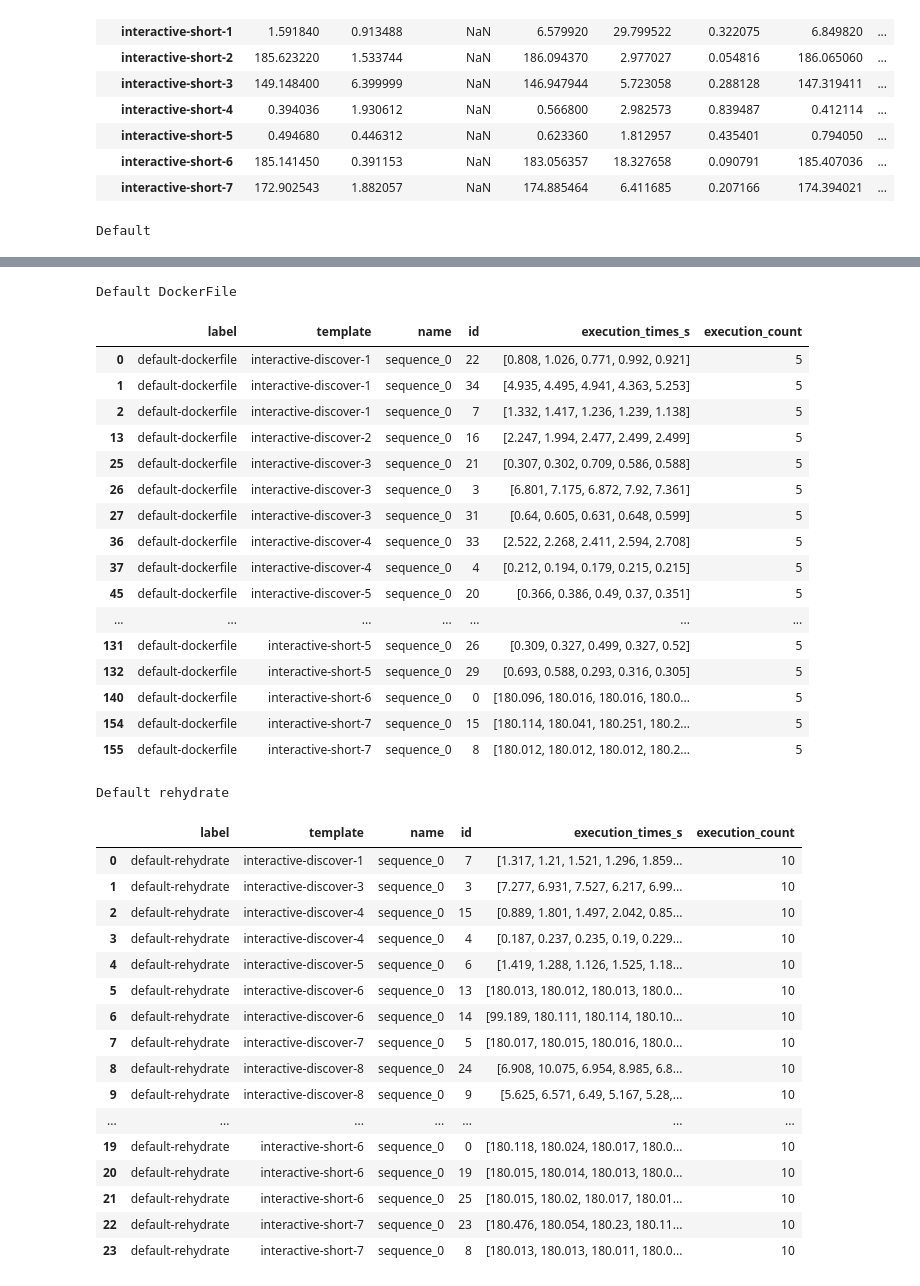
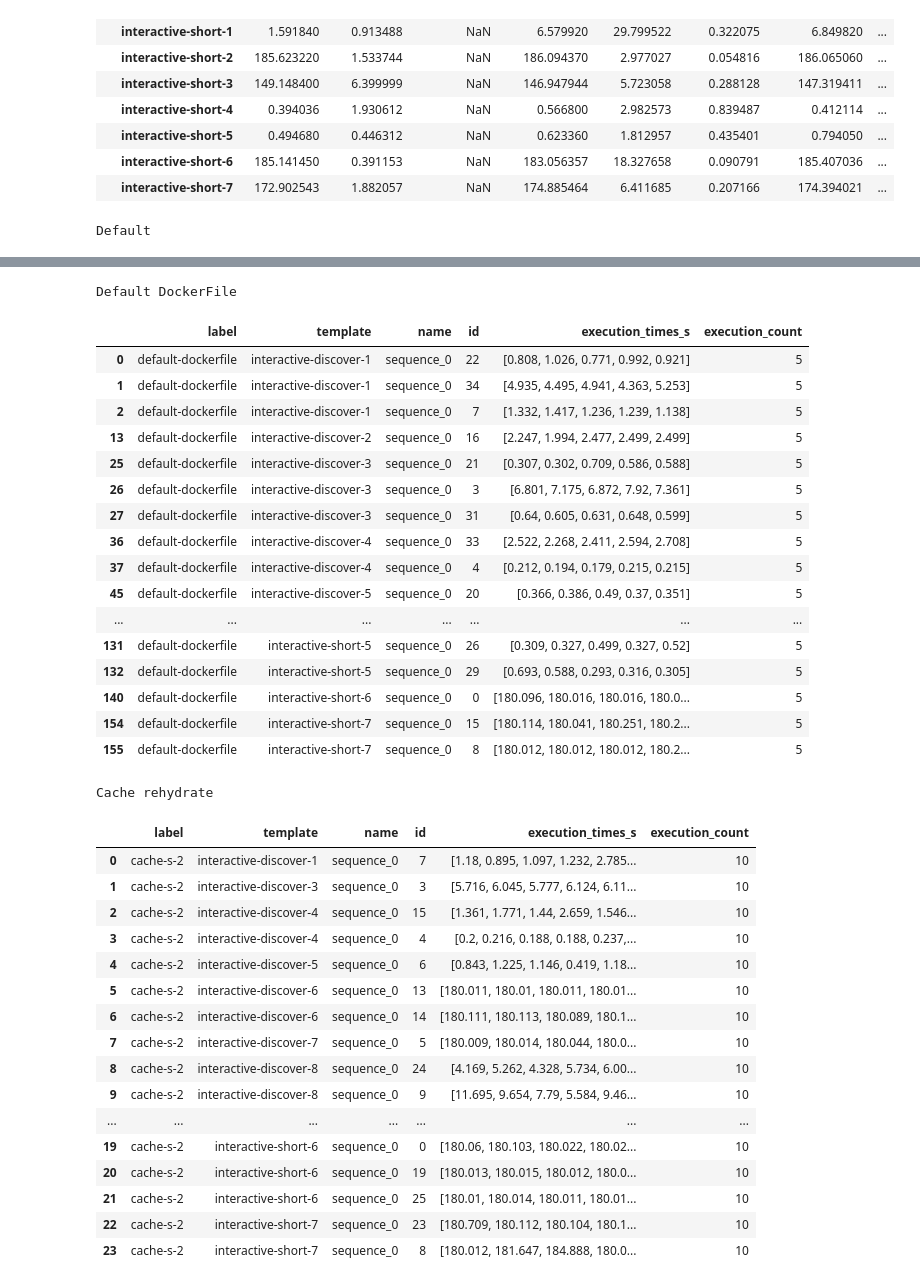
Before and after one commit to RubenEschauzier/process-raw-caching-jbr-output, a Jupyter notebook: src/data_analysis.ipynb, the cells around one changed output, grey strips where cells are left out. Cells and saved outputs as stored; diff of their text form; code cells hidden in the pictures.

```diff
--- a/src/data_analysis.ipynb
+++ b/src/data_analysis.ipynb
@@ -536,7 +536,7 @@ files = glob.glob("data/*.json")
 pd.set_option('display.max_colwidth', None)
 df_raw, df_hit_rate, df_error = extract_raw_metrics(files, "refinement", target_file="query-results-raw-default-2.json")
 df_raw_df, df_hit_rate_df, df_error_df = extract_raw_metrics(files, "refinement", target_file="query-results-raw-default-dockerfile.json")
-df_raw_rh, df_hit_rate_rh, df_error_rh = extract_raw_metrics(files, "refinement", target_file="query-results-raw-default-rehydrate.json")
+df_raw_rh, df_hit_rate_rh, df_error_rh = extract_raw_metrics(files, "refinement", target_file="query-results-raw-cache-s-2.json")
 
 
 # Display the raw lists for a specific template or cache label
@@ -544,7 +544,7 @@ print("Default")
 display(df_raw[df_raw["name"] == "sequence_0"])
 print("Default DockerFile")
 display(df_raw_df[df_raw_df["name"] == "sequence_0"])
-print("Default rehydrate")
+print("Cache rehydrate")
 display(df_raw_rh[df_raw_rh["name"] == "sequence_0"])
 
 # display(df_error[df_error["name"] == "sequence_0"])
@@ -562,50 +562,50 @@ Default
 | 5 | default-2 | interactive-discover-3 | sequence_0 | 3 | [6.917, 5.708, 158.162, 6.195, 12... | 10 |
 | 6 | default-2 | interactive-discover-3 | sequence_0 | 31 | [0.628, 0.601, 0.641, 0.632, 0.61... | 10 |
 | 7 | default-2 | interactive-discover-4 | sequence_0 | 33 | [0.99, 1.495, 1.442, 1.046, 1.533... | 10 |
 | 8 | default-2 | interactive-discover-4 | sequence_0 | 4 | [0.179, 0.195, 0.279, 0.205, 0.54... | 10 |
 | 9 | default-2 | interactive-discover-5 | sequence_0 | 20 | [0.31, 0.297, 6.302, 0.333, 0.325... | 10 |
 | ... | ... | ... | ... | ... | ... | ... |
 | 23 | default-2 | interactive-short-5 | sequence_0 | 26 | [0.521, 0.561, 0.366, 0.386, 0.33... | 10 |
 | 24 | default-2 | interactive-short-5 | sequence_0 | 29 | [1.046, 0.595, 0.567, 0.697, 0.59... | 10 |
 | 25 | default-2 | interactive-short-6 | sequence_0 | 0 | [185.131, 185.032, 185.033, 185.0... | 10 |
 | 26 | default-2 | interactive-short-7 | sequence_0 | 15 | [185.312, 185.284, 185.11, 185.19... | 10 |
 | 27 | default-2 | interactive-short-7 | sequence_0 | 8 | [185.675, 185.051, 185.055, 185.2... | 10 |
 Default DockerFile
 |  | label | template | name | id | execution_times_s | execution_count |
 | 0 | default-dockerfile | interactive-discover-1 | sequence_0 | 22 | [0.808, 1.026, 0.771, 0.992, 0.921] | 5 |
 | 1 | default-dockerfile | interactive-discover-1 | sequence_0 | 34 | [4.935, 4.495, 4.941, 4.363, 5.253] | 5 |
 | 2 | default-dockerfile | interactive-discover-1 | sequence_0 | 7 | [1.332, 1.417, 1.236, 1.239, 1.138] | 5 |
 | 13 | default-dockerfile | interactive-discover-2 | sequence_0 | 16 | [2.247, 1.994, 2.477, 2.499, 2.499] | 5 |
 | 25 | default-dockerfile | interactive-discover-3 | sequence_0 | 21 | [0.307, 0.302, 0.709, 0.586, 0.588] | 5 |
 | 26 | default-dockerfile | interactive-discover-3 | sequence_0 | 3 | [6.801, 7.175, 6.872, 7.92, 7.361] | 5 |
 | 27 | default-dockerfile | interactive-discover-3 | sequence_0 | 31 | [0.64, 0.605, 0.631, 0.648, 0.599] | 5 |
 | 36 | default-dockerfile | interactive-discover-4 | sequence_0 | 33 | [2.522, 2.268, 2.411, 2.594, 2.708] | 5 |
 | 37 | default-dockerfile | interactive-discover-4 | sequence_0 | 4 | [0.212, 0.194, 0.179, 0.215, 0.215] | 5 |
 | 45 | default-dockerfile | interactive-discover-5 | sequence_0 | 20 | [0.366, 0.386, 0.49, 0.37, 0.351] | 5 |
 | ... | ... | ... | ... | ... | ... | ... |
 | 131 | default-dockerfile | interactive-short-5 | sequence_0 | 26 | [0.309, 0.327, 0.499, 0.327, 0.52] | 5 |
 | 132 | default-dockerfile | interactive-short-5 | sequence_0 | 29 | [0.693, 0.588, 0.293, 0.316, 0.305] | 5 |
 | 140 | default-dockerfile | interactive-short-6 | sequence_0 | 0 | [180.096, 180.016, 180.016, 180.0... | 5 |
 | 154 | default-dockerfile | interactive-short-7 | sequence_0 | 15 | [180.114, 180.041, 180.251, 180.2... | 5 |
 | 155 | default-dockerfile | interactive-short-7 | sequence_0 | 8 | [180.012, 180.012, 180.012, 180.2... | 5 |
-Default rehydrate
+Cache rehydrate
 |  | label | template | name | id | execution_times_s | execution_count |
-| 0 | default-rehydrate | interactive-discover-1 | sequence_0 | 7 | [1.317, 1.21, 1.521, 1.296, 1.859... | 10 |
-| 1 | default-rehydrate | interactive-discover-3 | sequence_0 | 3 | [7.277, 6.931, 7.527, 6.217, 6.99... | 10 |
-| 2 | default-rehydrate | interactive-discover-4 | sequence_0 | 15 | [0.889, 1.801, 1.497, 2.042, 0.85... | 10 |
-| 3 | default-rehydrate | interactive-discover-4 | sequence_0 | 4 | [0.187, 0.237, 0.235, 0.19, 0.229... | 10 |
-| 4 | default-rehydrate | interactive-discover-5 | sequence_0 | 6 | [1.419, 1.288, 1.126, 1.525, 1.18... | 10 |
-| 5 | default-rehydrate | interactive-discover-6 | sequence_0 | 13 | [180.013, 180.012, 180.013, 180.0... | 10 |
-| 6 | default-rehydrate | interactive-discover-6 | sequence_0 | 14 | [99.189, 180.111, 180.114, 180.10... | 10 |
-| 7 | default-rehydrate | interactive-discover-7 | sequence_0 | 5 | [180.017, 180.015, 180.016, 180.0... | 10 |
-| 8 | default-rehydrate | interactive-discover-8 | sequence_0 | 24 | [6.908, 10.075, 6.954, 8.985, 6.8... | 10 |
-| 9 | default-rehydrate | interactive-discover-8 | sequence_0 | 9 | [5.625, 6.571, 6.49, 5.167, 5.28,... | 10 |
+| 0 | cache-s-2 | interactive-discover-1 | sequence_0 | 7 | [1.18, 0.895, 1.097, 1.232, 2.785... | 10 |
+| 1 | cache-s-2 | interactive-discover-3 | sequence_0 | 3 | [5.716, 6.045, 5.777, 6.124, 6.11... | 10 |
+| 2 | cache-s-2 | interactive-discover-4 | sequence_0 | 15 | [1.361, 1.771, 1.44, 2.659, 1.546... | 10 |
+| 3 | cache-s-2 | interactive-discover-4 | sequence_0 | 4 | [0.2, 0.216, 0.188, 0.188, 0.237,... | 10 |
+| 4 | cache-s-2 | interactive-discover-5 | sequence_0 | 6 | [0.843, 1.225, 1.146, 0.419, 1.18... | 10 |
+| 5 | cache-s-2 | interactive-discover-6 | sequence_0 | 13 | [180.011, 180.01, 180.011, 180.01... | 10 |
+| 6 | cache-s-2 | interactive-discover-6 | sequence_0 | 14 | [180.111, 180.113, 180.089, 180.1... | 10 |
+| 7 | cache-s-2 | interactive-discover-7 | sequence_0 | 5 | [180.009, 180.014, 180.044, 180.0... | 10 |
+| 8 | cache-s-2 | interactive-discover-8 | sequence_0 | 24 | [4.169, 5.262, 4.328, 5.734, 6.00... | 10 |
+| 9 | cache-s-2 | interactive-discover-8 | sequence_0 | 9 | [11.695, 9.654, 7.79, 5.584, 9.46... | 10 |
 | ... | ... | ... | ... | ... | ... | ... |
-| 19 | default-rehydrate | interactive-short-6 | sequence_0 | 0 | [180.118, 180.024, 180.017, 180.0... | 10 |
-| 20 | default-rehydrate | interactive-short-6 | sequence_0 | 19 | [180.015, 180.014, 180.013, 180.0... | 10 |
-| 21 | default-rehydrate | interactive-short-6 | sequence_0 | 25 | [180.015, 180.02, 180.017, 180.01... | 10 |
-| 22 | default-rehydrate | interactive-short-7 | sequence_0 | 23 | [180.476, 180.054, 180.23, 180.11... | 10 |
-| 23 | default-rehydrate | interactive-short-7 | sequence_0 | 8 | [180.013, 180.013, 180.011, 180.0... | 10 |
+| 19 | cache-s-2 | interactive-short-6 | sequence_0 | 0 | [180.06, 180.103, 180.022, 180.02... | 10 |
+| 20 | cache-s-2 | interactive-short-6 | sequence_0 | 19 | [180.013, 180.015, 180.012, 180.0... | 10 |
+| 21 | cache-s-2 | interactive-short-6 | sequence_0 | 25 | [180.01, 180.014, 180.011, 180.01... | 10 |
+| 22 | cache-s-2 | interactive-short-7 | sequence_0 | 23 | [180.709, 180.112, 180.104, 180.1... | 10 |
+| 23 | cache-s-2 | interactive-short-7 | sequence_0 | 8 | [180.012, 181.647, 184.888, 180.0... | 10 |
 # %%
 def extract_raw_metrics_filter_outliers(files, filter_mode: Literal["refinement", "non-refinement", "all"] = "all", target_file: str = None):
     """
```
Also changed, not shown: parts of 2 cells of this notebook, 3 other files.
